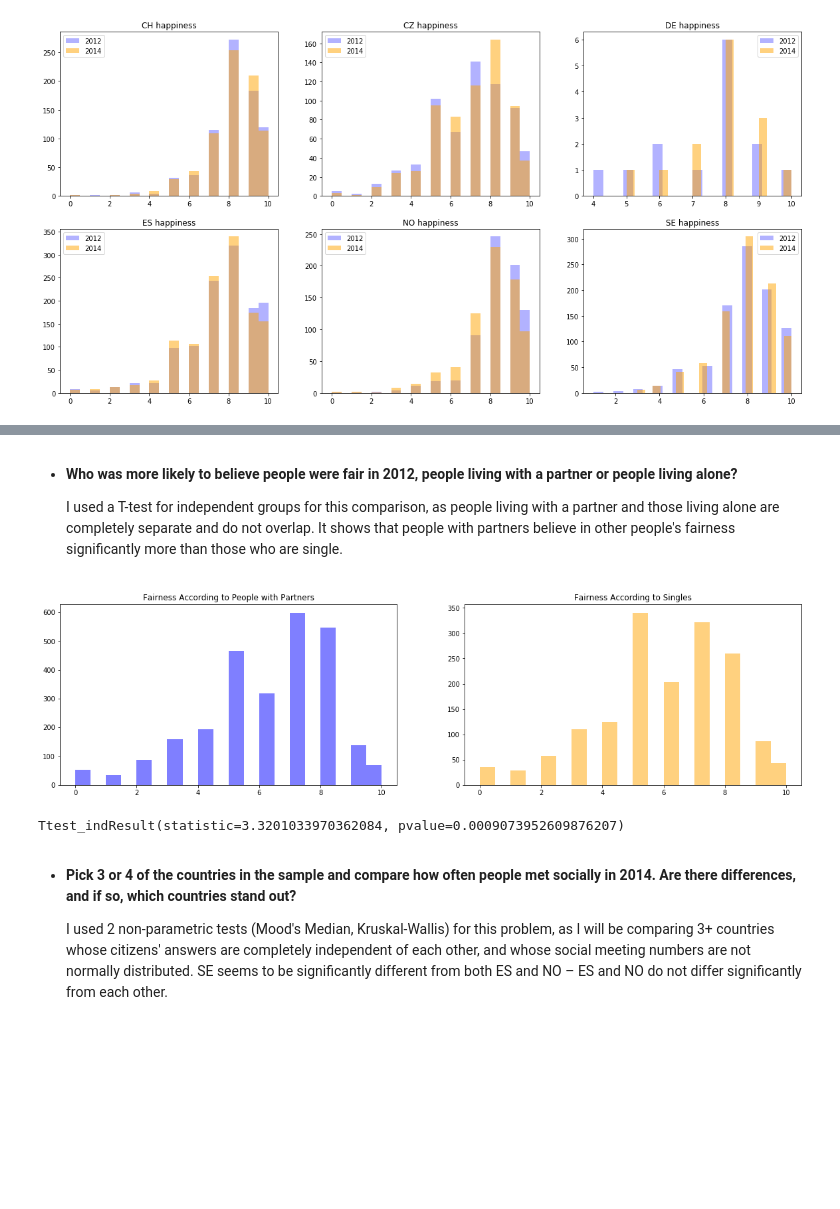
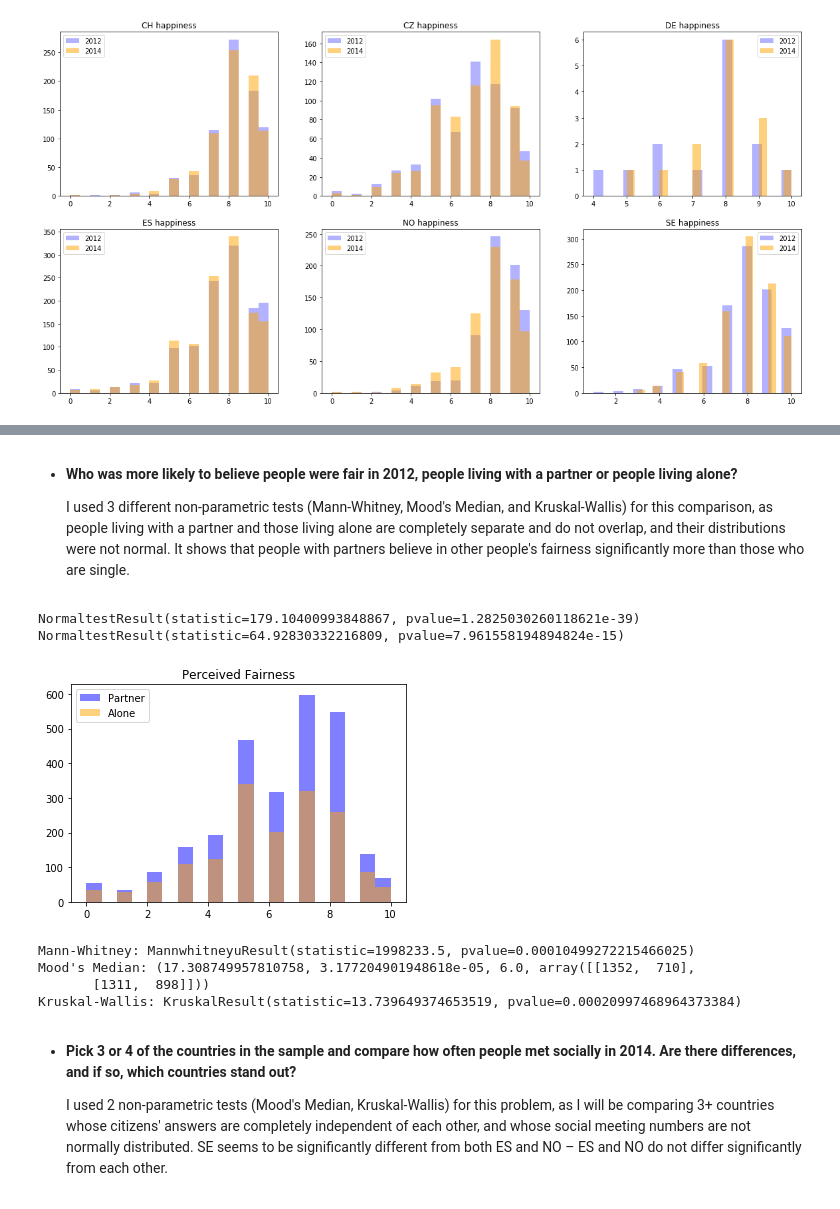
Before and after one commit to esthersweon/thinkful, a Jupyter notebook: main/unit_5/lesson_5_project_4.ipynb, the cells around one changed output, grey strips where cells are left out. Cells and saved outputs as stored; diff of their text form; code cells hidden in the pictures; blank space fills up the shorter version.

```diff
--- a/main/unit_5/lesson_5_project_4.ipynb
+++ b/main/unit_5/lesson_5_project_4.ipynb
@@ -193,30 +192,35 @@ Kruskal-Wallis: KruskalResult(statistic=0.5766091020549451, pvalue=0.44764452250
 # %% [markdown]
 - __Who was more likely to believe people were fair in 2012, people living with a partner or people living alone?__
 
-    I used a T-test for independent groups for this comparison, as people living with a partner and those living alone are completely separate and do not overlap. It shows that people with partners believe in other people's fairness significantly more than those who are single.
+    I used  3 different non-parametric tests (Mann-Whitney, Mood's Median, and Kruskal-Wallis) for this comparison, as people living with a partner and those living alone are completely separate and do not overlap, and their distributions were not normal. It shows that people with partners believe in other people's fairness significantly more than those who are single.
 # %%
 df_copy = df.copy()
 null_fairs = df_copy[df_copy['pplfair'].isnull()]
 
-yr_12_partners_fairness = df_copy[df_copy['partner'] == 1][df_copy['year'] == 6]['pplfair']
-yr_12_alones_fairness = df_copy[df_copy['partner'] == 2][df_copy['year'] == 6]['pplfair']
+yr_12_partners_fairness = df_copy[df_copy['partner'] == 1][df_copy['year'] == 6]['pplfair'].dropna()
+yr_12_alones_fairness = df_copy[df_copy['partner'] == 2][df_copy['year'] == 6]['pplfair'].dropna()
 
-plt.figure(figsize=(20,5))
+print(normaltest(yr_12_partners_fairness))
+print(normaltest(yr_12_alones_fairness))
 
-plt.subplot(1, 2, 1)
-plt.hist(yr_12_partners_fairness.dropna(), bins=20, alpha=0.5, color='blue')
-plt.title('Fairness According to People with Partners')
-
-plt.subplot(1, 2, 2)
-plt.hist(yr_12_alones_fairness.dropna(), bins=20, alpha=0.5, color='orange')
-plt.title('Fairness According to Singles')
+plt.hist(yr_12_partners_fairness, bins=20, alpha=0.5, color='blue', label='Partner')
+plt.hist(yr_12_alones_fairness, bins=20, alpha=0.5, color='orange', label='Alone')
+plt.legend()
+plt.title('Perceived Fairness')
 
 plt.show()
 
-ttest_ind(yr_12_partners_fairness, yr_12_alones_fairness, nan_policy='omit')
+print('Mann-Whitney:', mannwhitneyu(yr_12_partners_fairness, yr_12_alones_fairness))
+print("Mood's Median:", median_test(yr_12_partners_fairness, yr_12_alones_fairness))
+print('Kruskal-Wallis:', kruskal(yr_12_partners_fairness, yr_12_alones_fairness))
 # %% [output]
+NormaltestResult(statistic=179.10400993848867, pvalue=1.2825030260118621e-39)
+NormaltestResult(statistic=64.92830332216809, pvalue=7.961558194894824e-15)
-[figure, old version]
+[figure, new version]
-Ttest_indResult(statistic=3.3201033970362084, pvalue=0.0009073952609876207)
+Mann-Whitney: MannwhitneyuResult(statistic=1998233.5, pvalue=0.00010499272215466025)
+Mood's Median: (17.308749957810758, 3.177204901948618e-05, 6.0, array([[1352,  710],
+       [1311,  898]]))
+Kruskal-Wallis: KruskalResult(statistic=13.739649374653519, pvalue=0.00020997468964373384)
 # %% [markdown]
 - __Pick 3 or 4 of the countries in the sample and compare how often people met socially in 2014. Are there differences, and if so, which countries stand out?__
 
```
Also changed, not shown: parts of 4 cells of this notebook.
